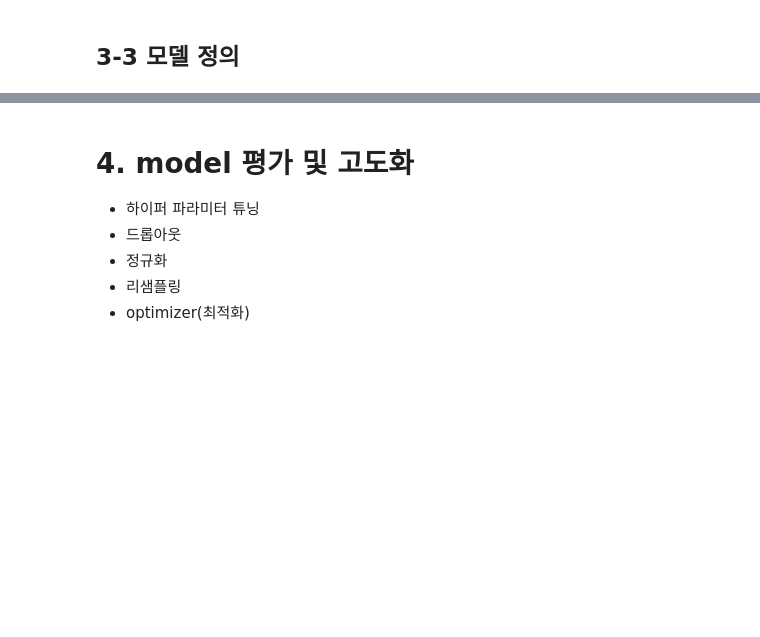
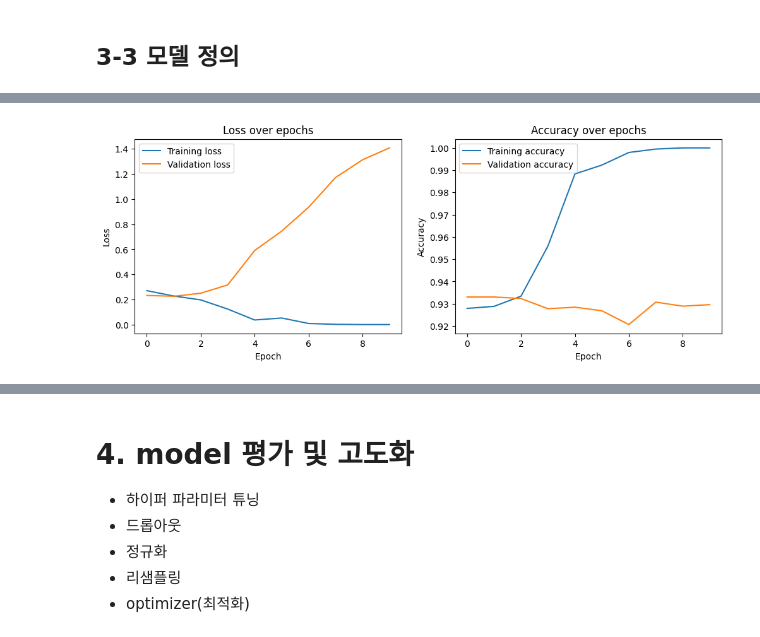
Before and after one commit to team-Harbud/harbud, a Jupyter notebook: ecg/jwon_baseline1.ipynb, the cells around one changed output, grey strips where cells are left out. Saved outputs shown, nothing was run; the diff lists cells and outputs as text; code cells hidden in the pictures; blank space fills up the shorter version.

```diff
--- a/ecg/jwon_baseline1.ipynb
+++ b/ecg/jwon_baseline1.ipynb
@@ -341,0 +352,16 @@ AttributeError: 'DataLoader' object has no attribute 'shape'
+# %%
+import torch
+import torch.nn as nn
+
+batch_size = 60
+feature_dim = 1
+time_step = 5000
+
+x = torch.rand(batch_size, feature_dim, time_step)
+print('input_size:', x.shape)
+
+conv1d = nn.Conv1d(1, 128, kernel_size=3)
+print('kernel_size:', conv1d.weight.shape)
+
+out = conv1d(x)
+print('output_size:',out.shape)
@@ -341,0 +477,3 @@ AttributeError: 'DataLoader' object has no attribute 'shape'
+# %%
+ for inputs, labels in train_loader:
+     print(inputs.shape, labels.shape)
@@ -341,0 +593,23 @@ AttributeError: 'DataLoader' object has no attribute 'shape'
+# %%
+# 손실 그래프 그리기
+plt.figure(figsize=(12, 4))
+plt.subplot(1, 2, 1)
+plt.plot(train_losses, label='Training loss')
+plt.plot(val_losses, label='Validation loss')
+plt.title('Loss over epochs')
+plt.xlabel('Epoch')
+plt.ylabel('Loss')
+plt.legend()
+
+# 정확도 그래프 그리기
+plt.subplot(1, 2, 2)
+plt.plot(train_accuracies, label='Training accuracy')
+plt.plot(val_accuracies, label='Validation accuracy')
+plt.title('Accuracy over epochs')
+plt.xlabel('Epoch')
+plt.ylabel('Accuracy')
+plt.legend()
+
+plt.show()
+# %% [output]
+[figure, added]
```
Also changed, not shown: parts of 39 cells of this notebook, 3 other files.
